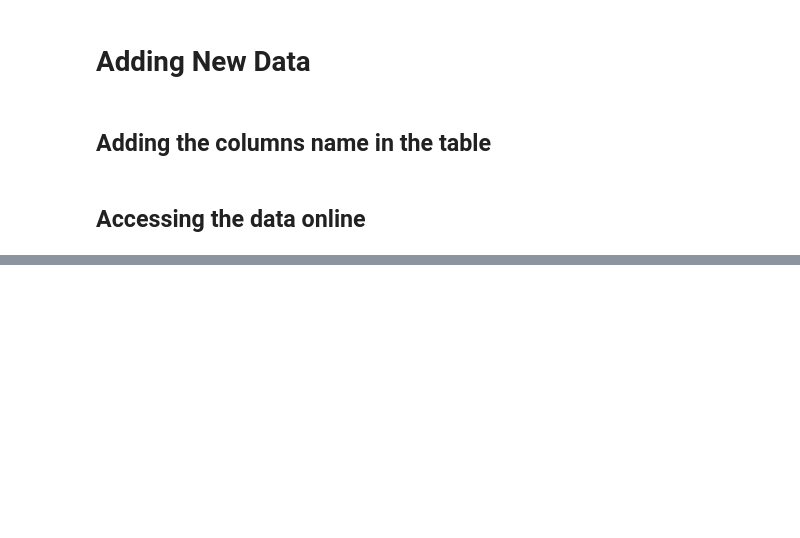
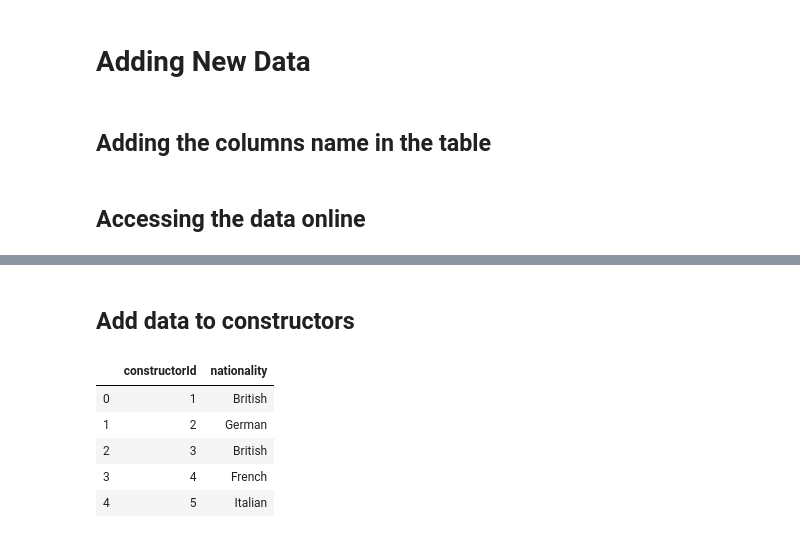
Before and after one commit to adrienbuche-27/formula1_history, a Jupyter notebook: databases.ipynb, the cells around one changed output, grey strips where cells are left out. Drawn from its saved outputs; the diff is of its cells as text; code cells hidden in the pictures; blank space fills up the shorter version.

```diff
--- a/databases.ipynb
+++ b/databases.ipynb
@@ -187,3 +255,22 @@ conn.commit()
 # %%
 # To close the connection
 conn.close()
+# %% [markdown]
+## Add data to constructors
+# %%
+conn = sqlite3.connect('formula1.sqlite')
+cur = conn.cursor()
+# %%
+query = """
+Select constructorId, nationality from constructors
+"""
+
+df = pd.read_sql_query(query, conn)
+df.head()
+# %% [output]
+|  | constructorId | nationality |
+| 0 | 1 | British |
+| 1 | 2 | German |
+| 2 | 3 | British |
+| 3 | 4 | French |
+| 4 | 5 | Italian |
```
Also changed, not shown: parts of 17 cells of this notebook, 2 other files.
